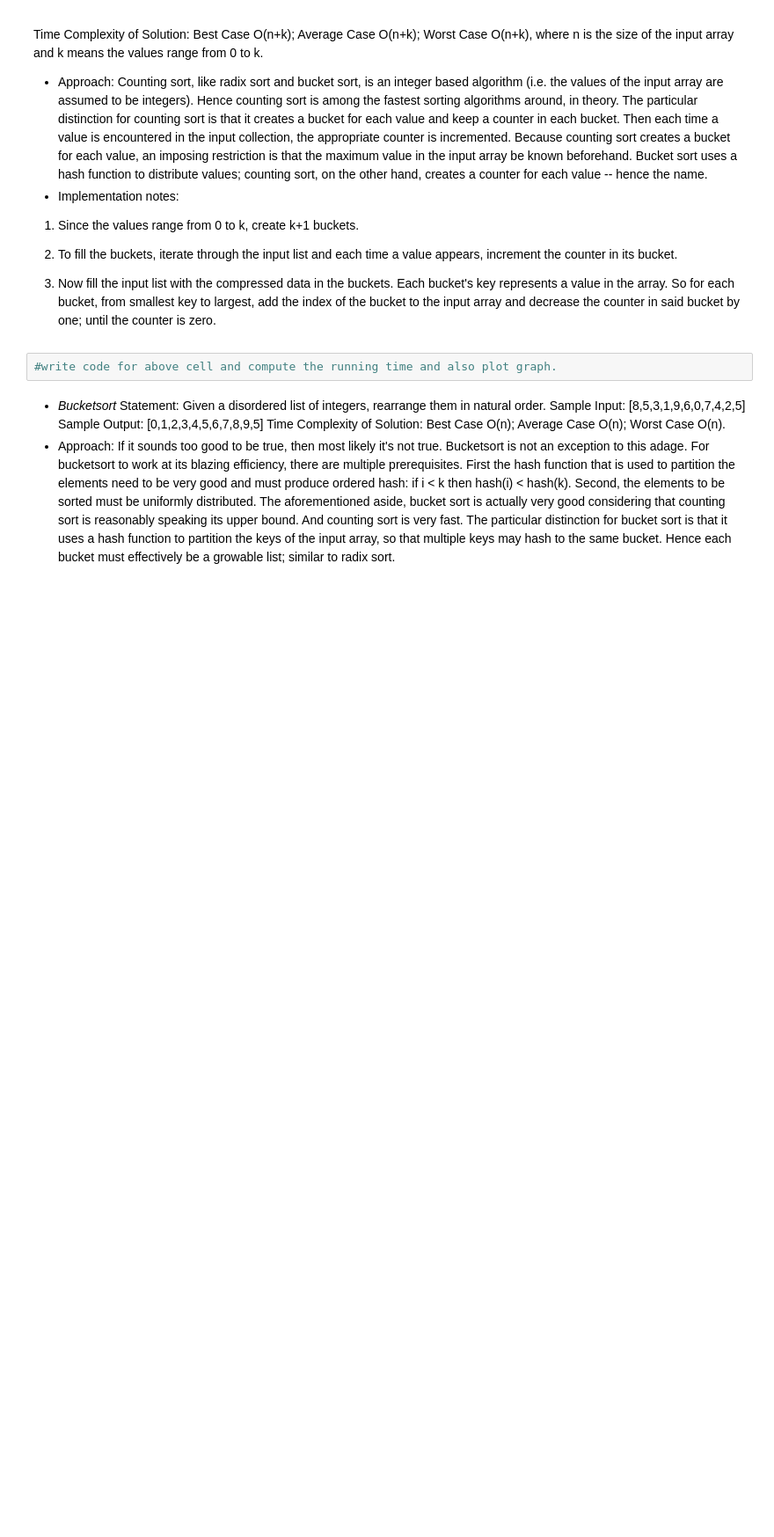
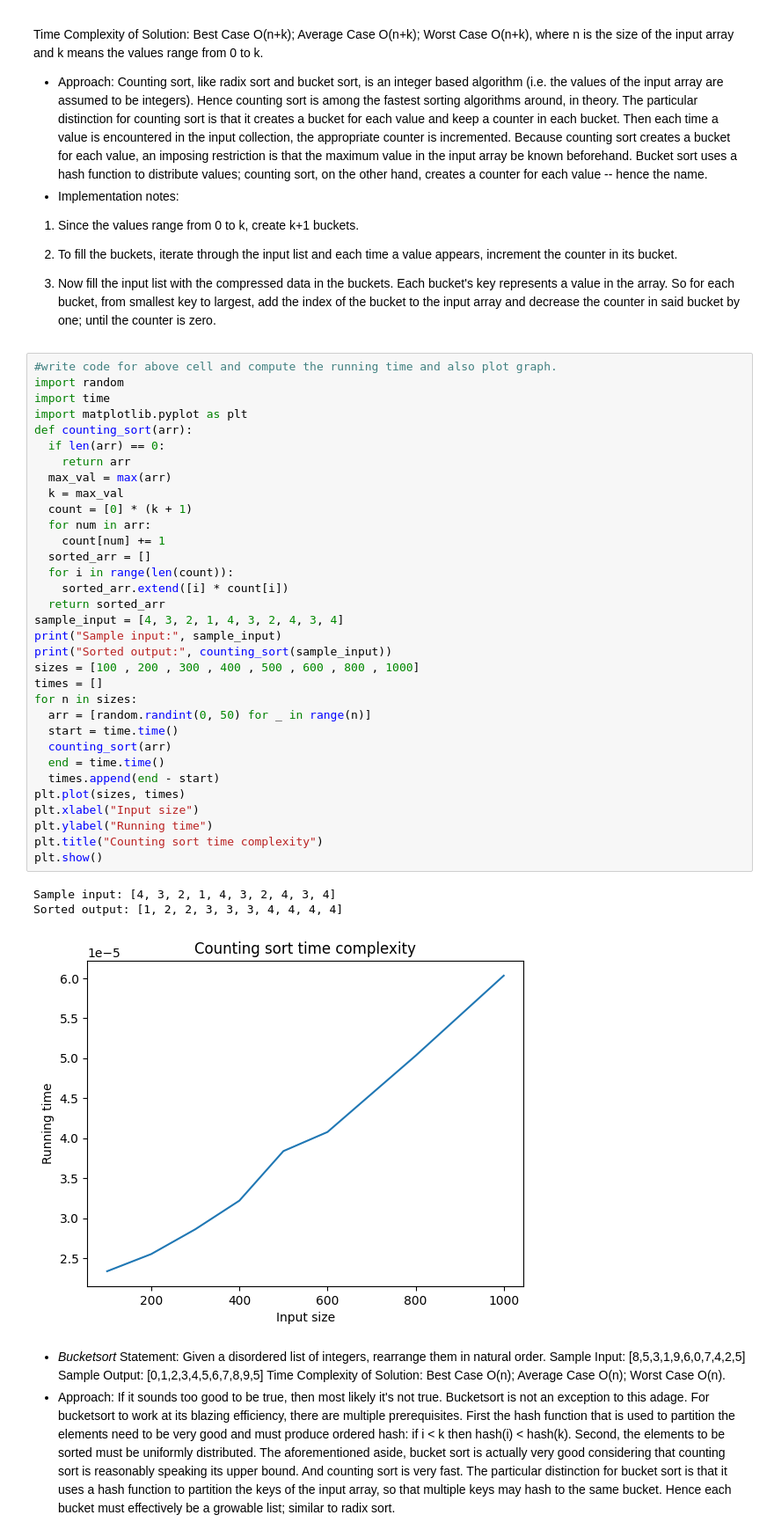
Before and after one commit to dakshmalviya-x/APS-LAB, a Jupyter notebook: Lab_6.ipynb, the cells around one changed output. Shown at 88% size. Saved outputs shown, nothing was run; the diff lists cells and outputs as text; blank space fills up the shorter version.

```diff
--- a/Lab_6.ipynb
+++ b/Lab_6.ipynb
@@ -20,8 +20,43 @@ Counting sort, like radix sort and bucket sort, is an integer based algorithm (i
 each time a value appears, increment the counter in its bucket.
 3. Now fill the input list with the compressed data in the
 buckets. Each bucket's key represents a value in the  array. So for each bucket, from smallest key to largest, add the index of the bucket to the input array and decrease the counter in said bucket by one; until the counter is zero.
-# %%
-#write code for above cell and compute the running time and also plot graph.
+# %%
+#write code for above cell and compute the running time and also plot graph.
+import random
+import time
+import matplotlib.pyplot as plt
+def counting_sort(arr):
+  if len(arr) == 0:
+    return arr
+  max_val = max(arr)
+  k = max_val
+  count = [0] * (k + 1)
+  for num in arr:
+    count[num] += 1
+  sorted_arr = []
+  for i in range(len(count)):
+    sorted_arr.extend([i] * count[i])
+  return sorted_arr
+sample_input = [4, 3, 2, 1, 4, 3, 2, 4, 3, 4]
+print("Sample input:", sample_input)
+print("Sorted output:", counting_sort(sample_input))
+sizes = [100 , 200 , 300 , 400 , 500 , 600 , 800 , 1000]
+times = []
+for n in sizes:
+  arr = [random.randint(0, 50) for _ in range(n)]
+  start = time.time()
+  counting_sort(arr)
+  end = time.time()
+  times.append(end - start)
+plt.plot(sizes, times)
+plt.xlabel("Input size")
+plt.ylabel("Running time")
+plt.title("Counting sort time complexity")
+plt.show()
+# %% [output]
+Sample input: [4, 3, 2, 1, 4, 3, 2, 4, 3, 4]
+Sorted output: [1, 2, 2, 3, 3, 3, 4, 4, 4, 4]
+[figure, added]
 # %% [markdown]
  - *Bucketsort*
 Statement:
```
Also changed, not shown: parts of 2 cells of this notebook.
